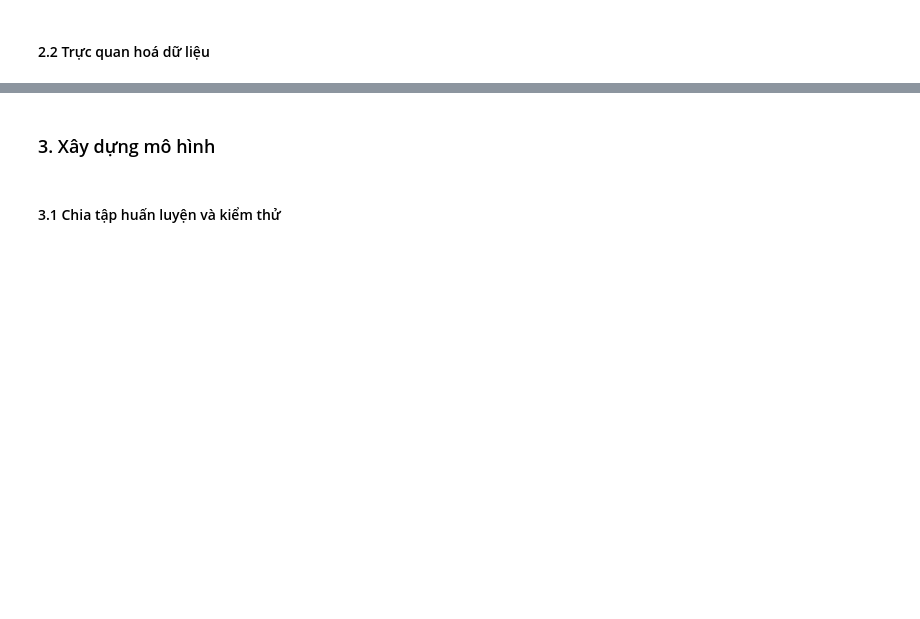
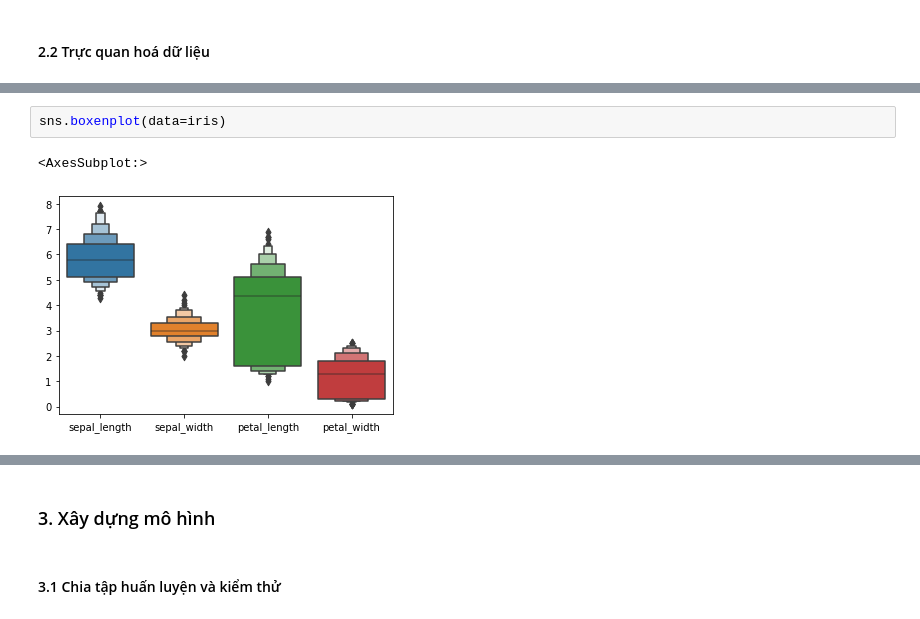
Before and after one commit to honghanhh/mci_python_33a8_l1, a Jupyter notebook: Live Slides/Live Lecture 9/longnt_Live_Lecture_9.ipynb, the cells around one changed output, grey strips where cells are left out. Saved outputs shown, nothing was run; the diff lists cells and outputs as text; blank space fills up the shorter version.

```diff
--- a/Live Slides/Live Lecture 9/longnt_Live_Lecture_9.ipynb
+++ b/Live Slides/Live Lecture 9/longnt_Live_Lecture_9.ipynb
@@ -144,2 +159,7 @@ plt.show()
+# %%
+sns.boxenplot(data=iris)
+# %% [output]
+<AxesSubplot:>
+[figure, added]
 # %%
 sns.violinplot(data=iris)
```
Also changed, not shown: parts of 39 cells of this notebook, 1 other file.
